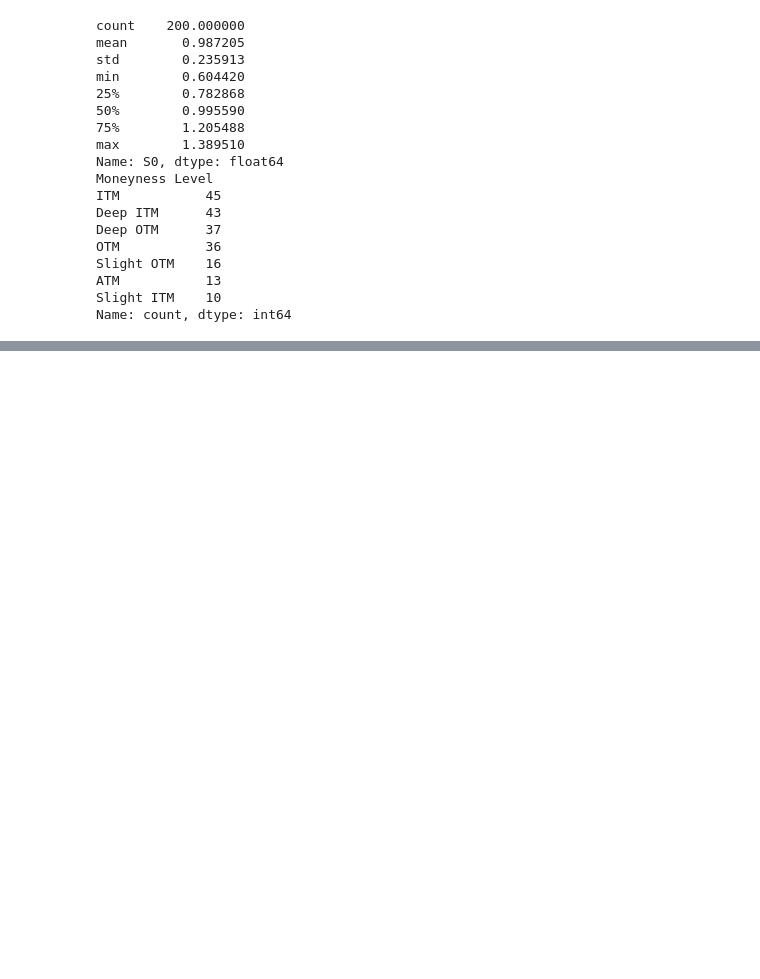
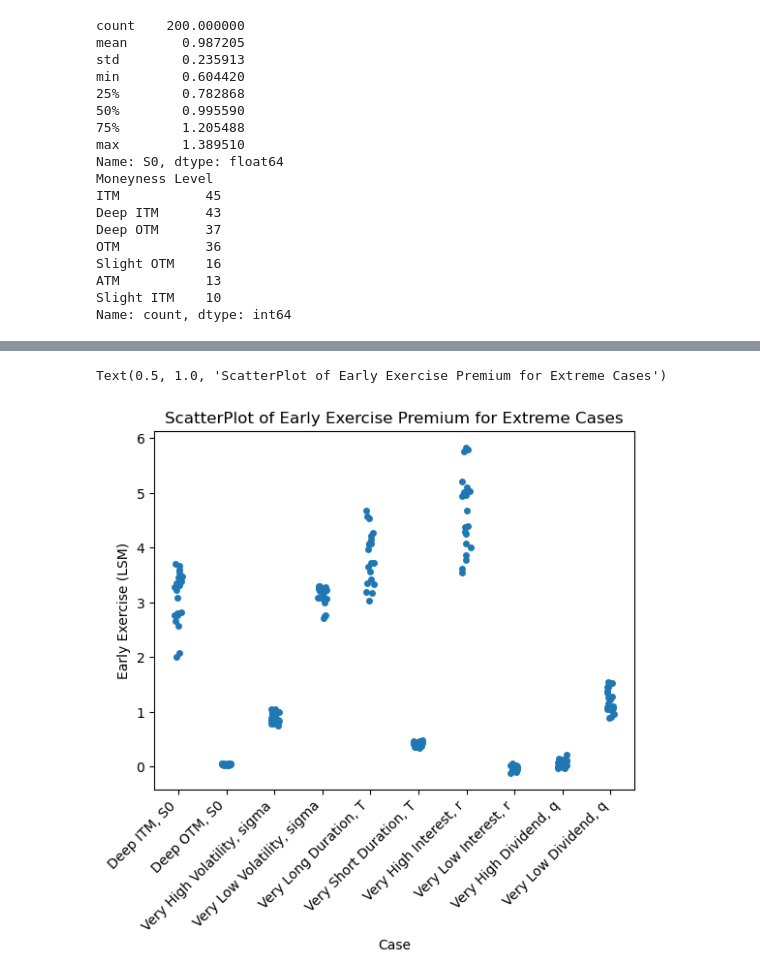
Before and after one commit to sockiesss/LSM_Option_Pricing, a Jupyter notebook: notebooks/tests.ipynb, the cells around one changed output, grey strips where cells are left out. Cells and saved outputs as stored; diff of their text form; code cells hidden in the pictures; blank space fills up the shorter version.

```diff
--- a/notebooks/tests.ipynb
+++ b/notebooks/tests.ipynb
@@ -778,0 +1014,7 @@ Name: count, dtype: int64
+# %%
+sns.stripplot(data = edge_results, x = "Case", y = "Early Exercise (LSM)", dodge = True)
+plt.xticks(rotation=45, ha='right')
+plt.title("ScatterPlot of Early Exercise Premium for Extreme Cases")
+# %% [output]
+Text(0.5, 1.0, 'ScatterPlot of Early Exercise Premium for Extreme Cases')
+[figure, added]
```
Also changed, not shown: parts of 11 cells of this notebook, 1 other file.
